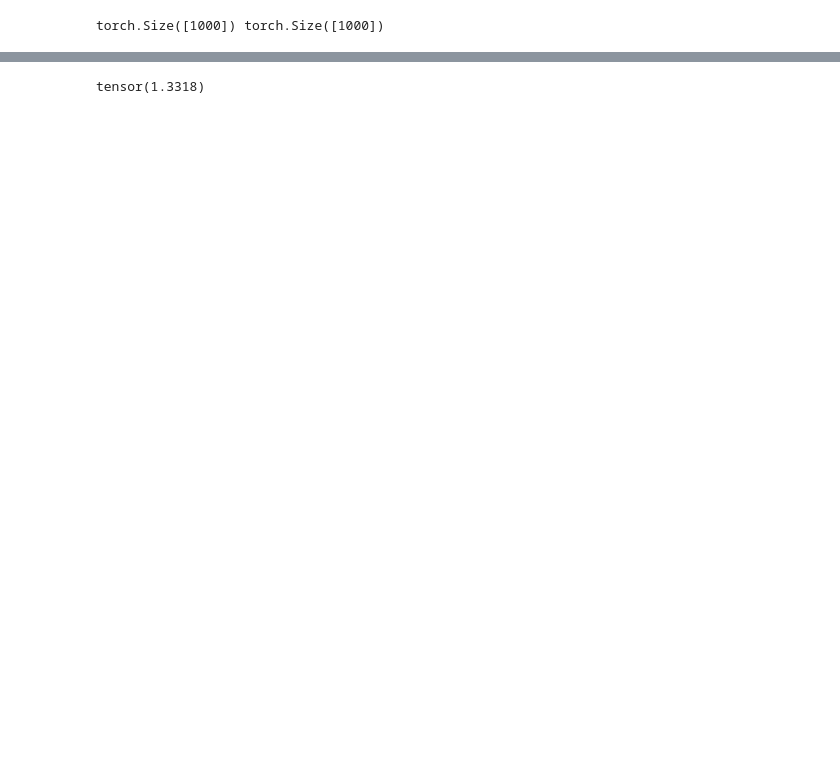
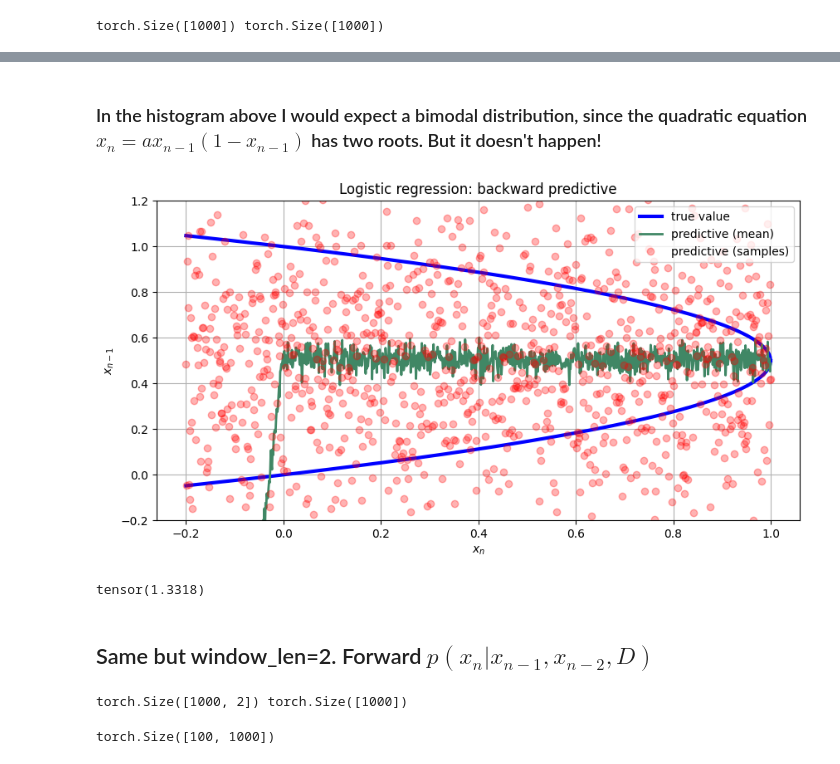
Before and after one commit to mathymess/reversibility-of-processes, a Jupyter notebook: bayesian_logistic_forward_backward.ipynb, the cells around one changed output, grey strips where cells are left out. Saved outputs shown, nothing was run; the diff lists cells and outputs as text; code cells hidden in the pictures; blank space fills up the shorter version.

```diff
--- a/bayesian_logistic_forward_backward.ipynb
+++ b/bayesian_logistic_forward_backward.ipynb
@@ -62,2 +76,24 @@ torch.Size([20, 997]) torch.Size([20, 997])
+# %% [markdown]
+### In the histogram above I would expect a bimodal distribution, since the quadratic equation $x_n = ax_{n-1}(1-x_{n-1})$ has two roots. But it doesn't happen!
+# %%
+fig, ax = plt.subplots(figsize=(10, 5))
+
+ax.plot(x_test_b, y_test_b1, 'b-', linewidth=3, label="true value")
+ax.plot(x_test_b, y_test_b2, 'b-', linewidth=3)
+
+ax.plot(x_test_b, pred_b_obs.mean(axis=0), '-', color="#408765", linewidth=2, label="predictive (mean)")
+
+ax.plot(x_test_b, pred_b_obs[0], "ro", alpha=0.3, label="predictive (samples)")
+
+plt.xlabel("$x_{n}$")
+plt.ylabel("$x_{n-1}$")
+plt.ylim(-0.2, 1.2)
+plt.title("Logistic regression: backward predictive")
+plt.grid()
+plt.legend()
+
+plt.show()
+# %% [output]
+[figure, added]
 # %%
 ((targets - preds_f.mean(axis=0)) ** 2).mean()
@@ -64,2 +103,4 @@ torch.Size([20, 997]) torch.Size([20, 997])
 # %% [output]
 tensor(1.3318)
+# %% [markdown]
+## Same but window_len=2. Forward $p(x_n | x_{n-1}, x_{n-2}, D)$
@@ -65,0 +109,14 @@ tensor(1.3318)
+# %%
+x1_test_f = torch.linspace(0, 1., 1000)
+x2_test_f = (4.0 * x1_test_f * (1 - x1_test_f))
+y_test_f = (4.0 * x2_test_f * (1 - x2_test_f))
+x_test_f = torch.cat((x1_test_f.unsqueeze(1), x2_test_f.unsqueeze(1)), 1)
+print(x_test_f.shape, y_test_f.shape)
+assert torch.equal(x_test_f[..., 0], x1_test_f) and torch.equal(x_test_f[..., 1], x2_test_f)
+# %% [output]
+torch.Size([1000, 2]) torch.Size([1000])
+# %%
+pred_f_obs = pred_f(x_test_f)["obs"]
+print(pred_f_obs.shape)
+# %% [output]
+torch.Size([100, 1000])
```
Also changed, not shown: parts of 28 cells of this notebook, 1 other file.
